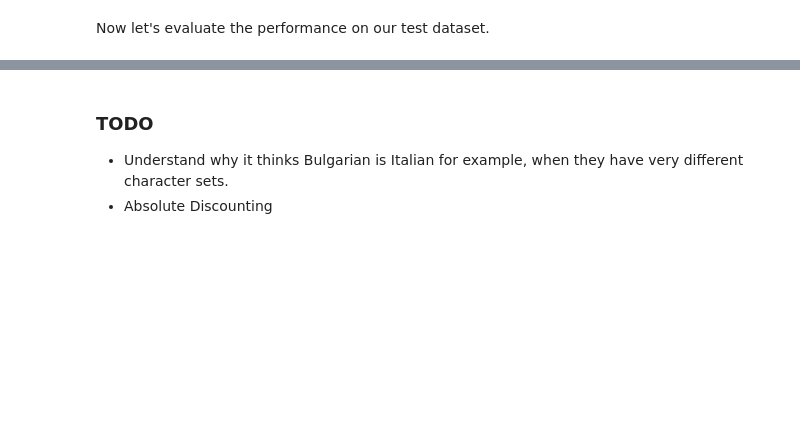
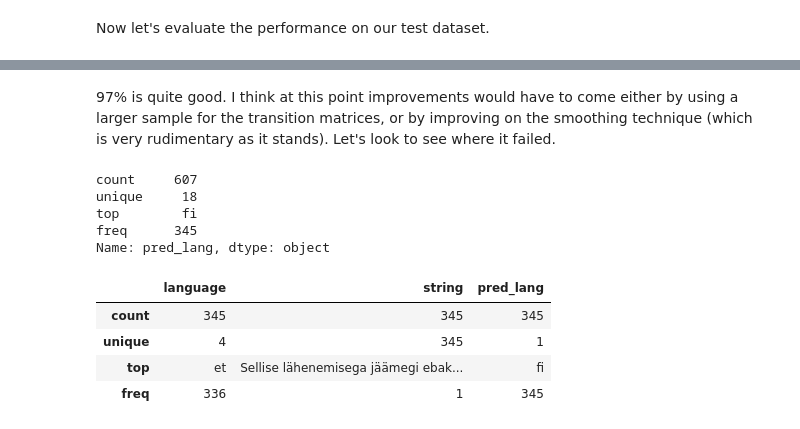
Before and after one commit to jbremz/idiom-check, a Jupyter notebook: IdiomCheck - Language Detection.ipynb, the cells around one changed output, grey strips where cells are left out. Cells and saved outputs as stored; diff of their text form; code cells hidden in the pictures; blank space fills up the shorter version.

```diff
--- a/IdiomCheck - Language Detection.ipynb
+++ b/IdiomCheck - Language Detection.ipynb
@@ -484,5 +465,18 @@ Accuracy: 0.5918504960986417
-# %% [markdown]
-### TODO
-
-- Understand why it thinks Bulgarian is Italian for example, when they have very different character sets.
-- Absolute Discounting
+# %% [markdown]
+97% is quite good. I think at this point improvements would have to come either by using a larger sample for the transition matrices, or by improving on the smoothing technique (which is very rudimentary as it stands). Let's look to see where it failed.
+# %%
+results[(results['language'] != results['pred_lang'])]['pred_lang'].describe()
+# %% [output]
+count     607
+unique     18
+top        fi
+freq      345
+Name: pred_lang, dtype: object
+# %%
+results[(results['language'] != results['pred_lang']) & (results['pred_lang'] == 'fi')].describe()
+# %% [output]
+|  | language | string | pred_lang |
+| count | 345 | 345 | 345 |
+| unique | 4 | 345 | 1 |
+| top | et | Sellise lähenemisega jäämegi ebak... | fi |
+| freq | 336 | 1 | 345 |
```
Also changed, not shown: parts of 36 cells of this notebook, 1 other file.
